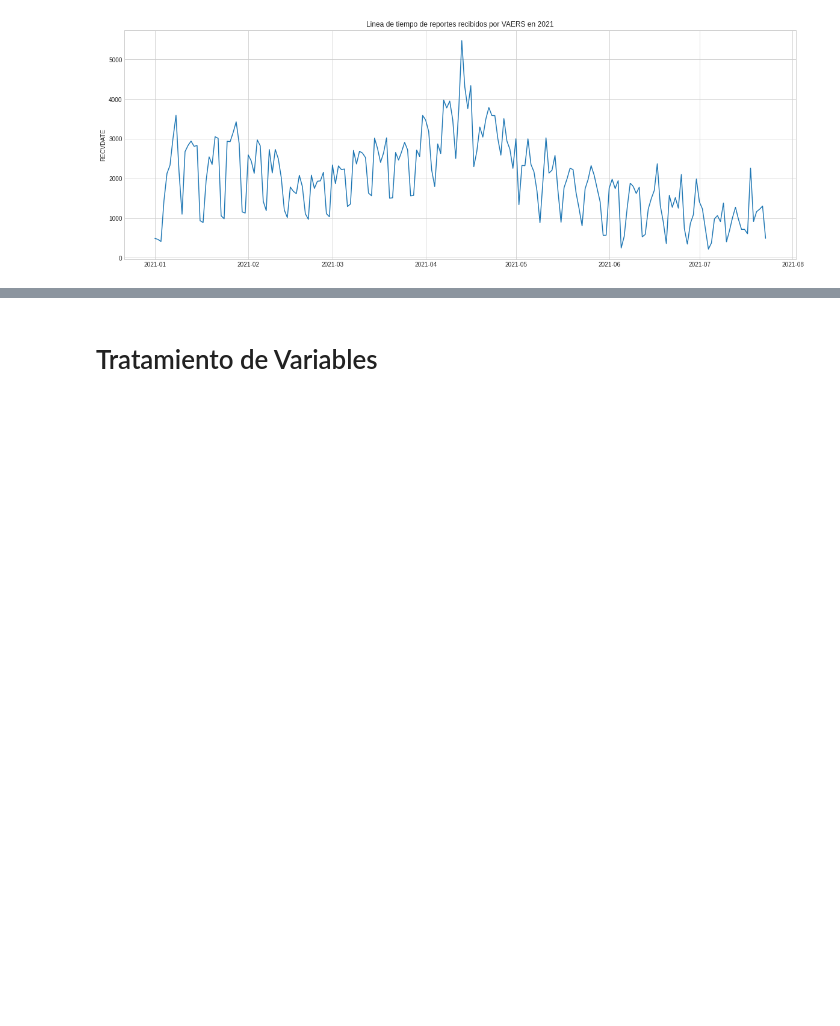
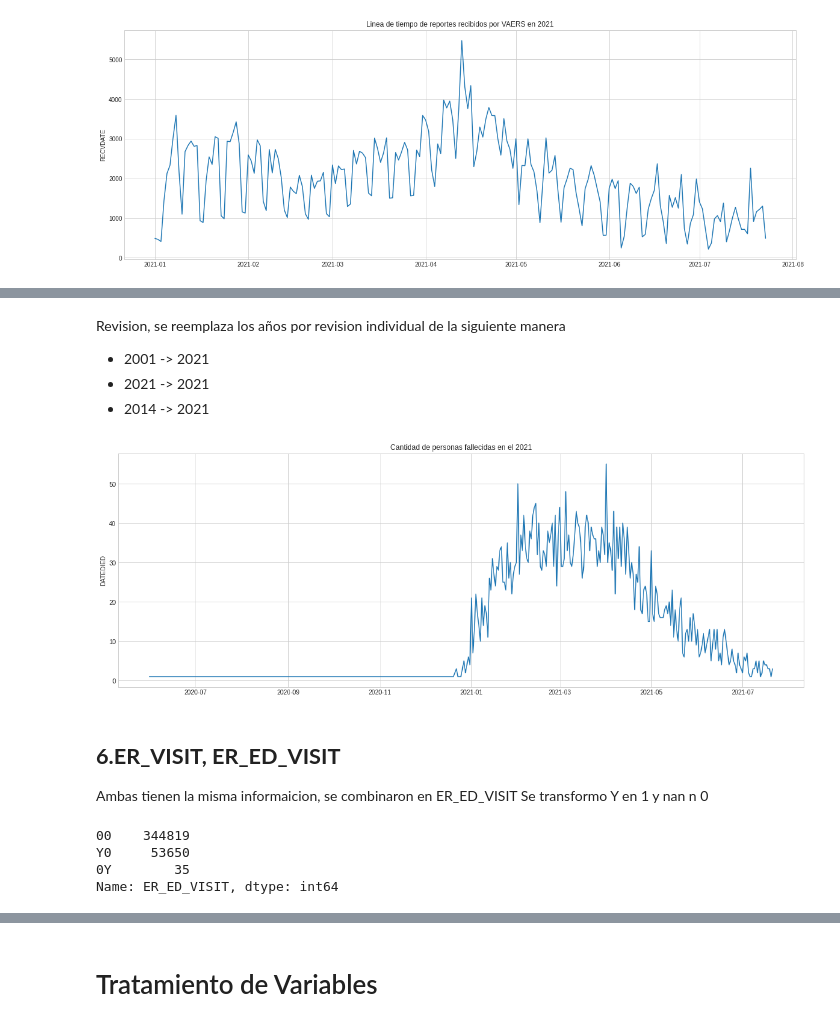
Before and after one commit to yodavo/IAI_vaccines, a Jupyter notebook: data_wrangling/dataWranglingVAERS(David).ipynb, the cells around one changed output, grey strips where cells are left out. Cells and saved outputs as stored; diff of their text form; code cells hidden in the pictures; blank space fills up the shorter version.

```diff
--- a/data_wrangling/dataWranglingVAERS(David).ipynb
+++ b/data_wrangling/dataWranglingVAERS(David).ipynb
@@ -327,0 +325,3 @@ symptom[symptom.SYMPTOM1.str.contains('oagulopathy')]
+# %%
+# Eliminamos valores U, no aportan nada al estudio
+dataset_covid = dataset_covid.loc[dataset_covid['SEX'] != 'U']
@@ -327,0 +344,19 @@ symptom[symptom.SYMPTOM1.str.contains('oagulopathy')]
+# %%
+# Preparando DIED, solo se imputo los valores vacios por N
+dataset_covid.DIED = dataset_covid.DIED.fillna('N').astype('str')
+# %%
+# Preparando los datos de DATEDIED
+new = dataset_covid["DATEDIED"].str.split("/", n = 2, expand = True)
+dataset_covid['mes']= new[0]
+dataset_covid['dia']= new[1]
+dataset_covid['anio']= new[2]
+
+# lista para uso con fechas
+new = ['mes','dia','anio']
+
+#revision de todo
+# for i in new:
+#   display(dataset_covid[i].value_counts().sort_index())
+
+# El problema detectado fue el año
+display(dataset_covid['anio'].value_counts().sort_index())
@@ -327,0 +379,49 @@ symptom[symptom.SYMPTOM1.str.contains('oagulopathy')]
+# %% [markdown]
+ Revision, se reemplaza los años por revision individual de la siguiente manera
+
+ - 2001 -> 2021
+ - 2021 -> 2021
+ - 2014 -> 2021
+# %%
+# Reemplazando valores
+dataset_covid['anio'].replace({'2001': '2021',
+                               '2010': '2021',
+                               '2014': '2021'}, inplace=True)
+
+# funcion para reemplazar tiempo
+dataset_covid.DATEDIED = dataset_covid['anio'] + '-' + dataset_covid['mes'] + '-' + dataset_covid['dia']
+
+# eliminando columnas temporales
+dataset_covid.drop(columns=new, inplace=True)
+
+# transformando a fecha
+dataset_covid['DATEDIED'] =  pd.to_datetime(dataset_covid['DATEDIED'], format='%Y-%m-%d')
+# %%
+# grafico por fechas y de personas fallecidas
+plt.figure(figsize=(20,7))
+sns.lineplot(data = dataset_covid['DATEDIED'].value_counts())
+plt.title('Cantidad de personas fallecidas en el 2021')
+plt.show()
+# %% [output]
+[figure, added]
+# %% [markdown]
+## **6.ER_VISIT, ER_ED_VISIT**
+
+Ambas tienen la misma informaicion, se combinaron en ER_ED_VISIT
+Se transformo Y en 1 y nan n 0
+# %%
+# preparando las dos columnas
+dataset_covid.ER_VISIT.fillna(0, inplace=True)
+dataset_covid.ER_ED_VISIT.fillna(0, inplace=True)
+
+# combinando las dos columnas
+dataset_covid.ER_ED_VISIT = dataset_covid['ER_ED_VISIT'].astype(str) + dataset_covid['ER_VISIT'].astype(str)
+dataset_covid.drop(columns='ER_VISIT', inplace=True) # eliminamos columan ER_VISIT
+
+# revisando valores
+dataset_covid.ER_ED_VISIT.value_counts()
+# %% [output]
+00    344819
+Y0     53650
+0Y        35
+Name: ER_ED_VISIT, dtype: int64
```
Also changed, not shown: parts of 78 cells of this notebook.
